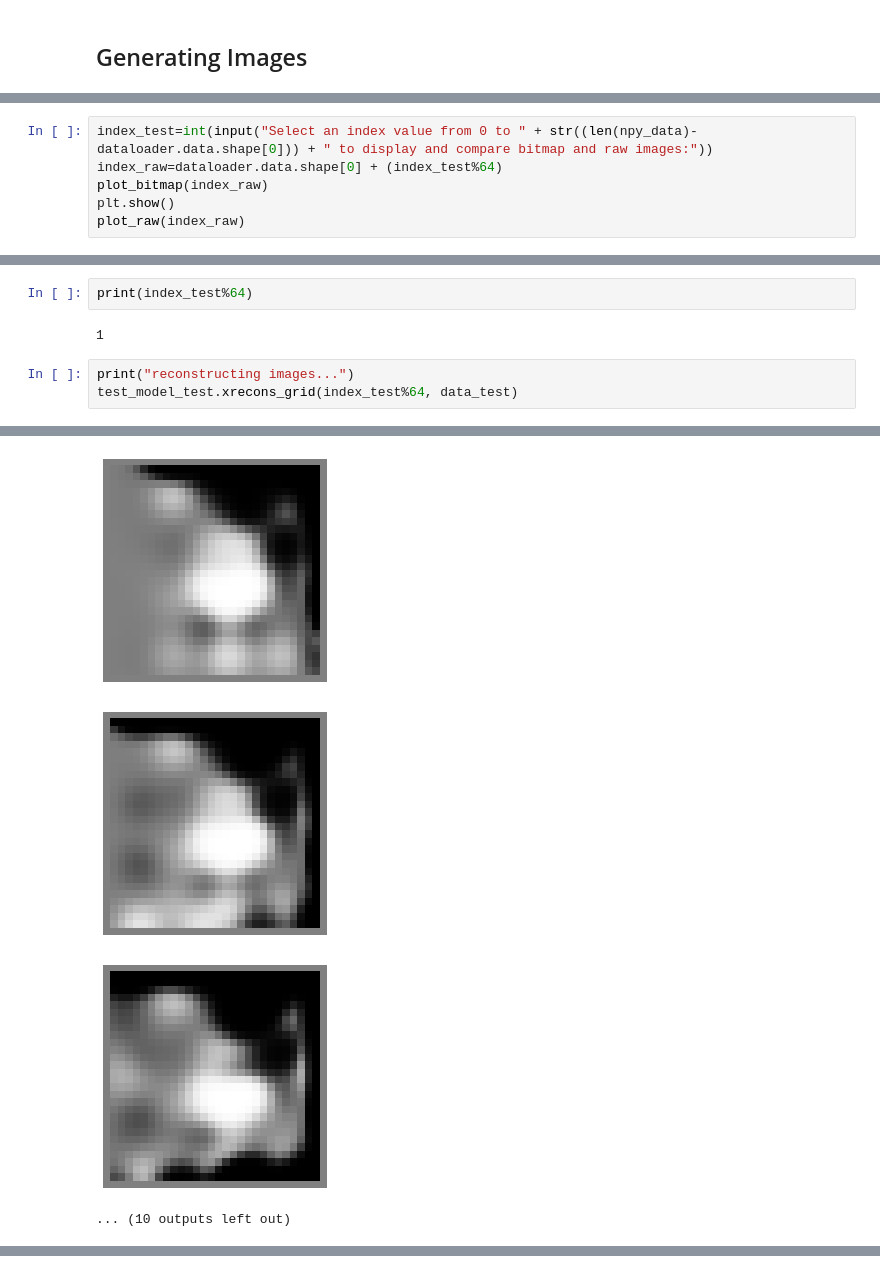
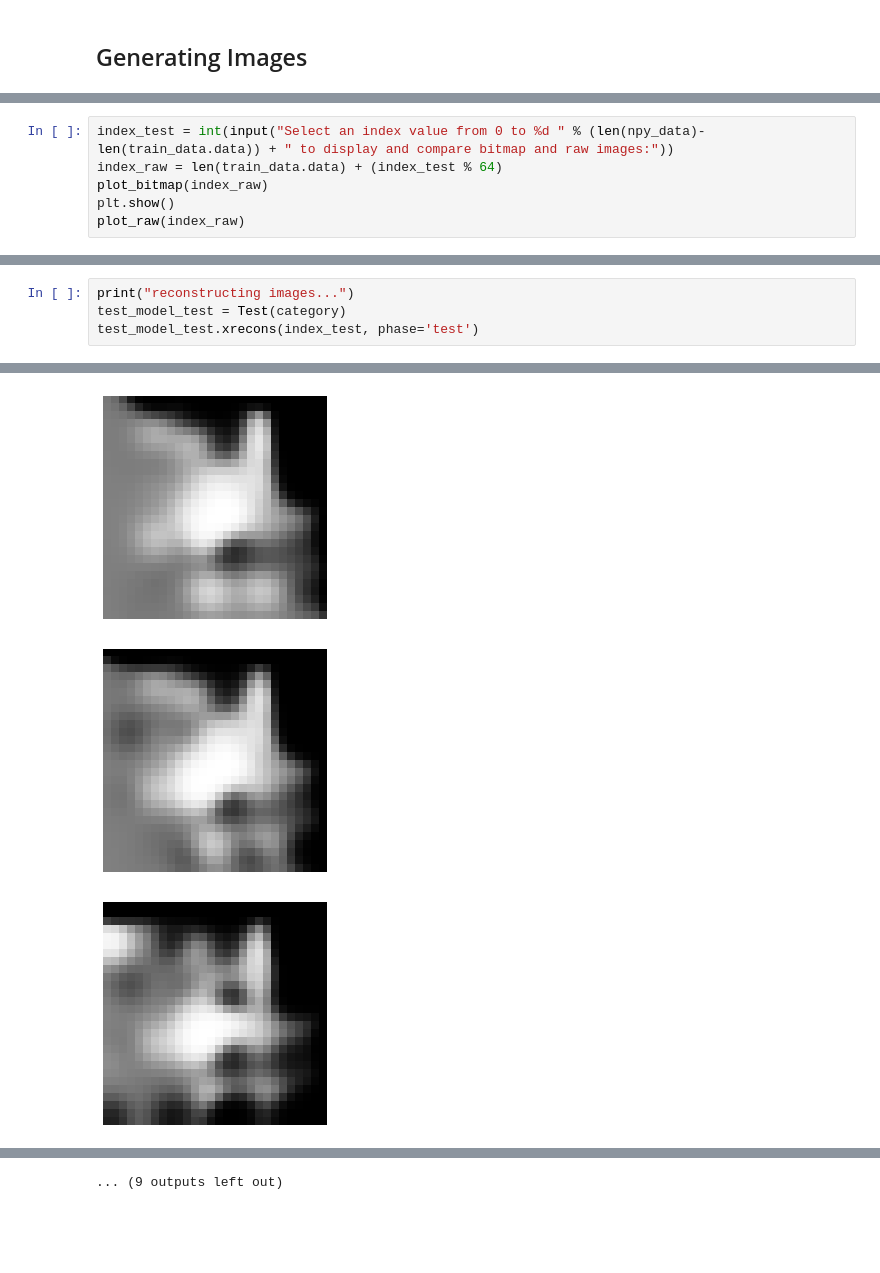
Before and after one commit to melodiCyb/sliver-maestro, a Jupyter notebook: notebooks/draw_cat.ipynb, the cells around one changed output, grey strips where cells are left out. Cells and saved outputs as stored; diff of their text form; blank space fills up the shorter version.

```diff
--- a/notebooks/draw_cat.ipynb
+++ b/notebooks/draw_cat.ipynb
@@ -222,6 +184,6 @@ array([[5.00000000e-01, 5.00000000e-01, 5.00000000e-01, 5.00000000e-01,
 # %%
-index_test=int(input("Select an index value from 0 to " + str((len(npy_data)-dataloader.data.shape[0])) + " to display and compare bitmap and raw images:"))
-index_raw=dataloader.data.shape[0] + (index_test%64)
+index_test = int(input("Select an index value from 0 to %d " % (len(npy_data)-len(train_data.data)) + " to display and compare bitmap and raw images:"))
+index_raw = len(train_data.data) + (index_test % 64)
 plot_bitmap(index_raw)
 plt.show()
 plot_raw(index_raw)
@@ -250,9 +197,6 @@ data_test.shape
-# %%
-print(index_test%64)
-# %% [output]
-1
 # %%
 print("reconstructing images...")
-test_model_test.xrecons_grid(index_test%64, data_test)
+test_model_test = Test(category)
+test_model_test.xrecons(index_test, phase='test')
 # %% [output]
 reconstructing images...
@@ -299,4 +210,3 @@ array([[5.00000000e-01, 5.00000000e-01, 5.00000000e-01, 5.00000000e-01,
-[figure, old version]
+[figure, new version]
-[figure, old version]
+[figure, new version]
-[figure, old version]
+[figure, new version]
-... (10 outputs left out)
@@ -302,0 +214 @@ array([[5.00000000e-01, 5.00000000e-01, 5.00000000e-01, 5.00000000e-01,
+... (9 outputs left out)
```
Also changed, not shown: parts of 23 cells of this notebook, 2 other files.
